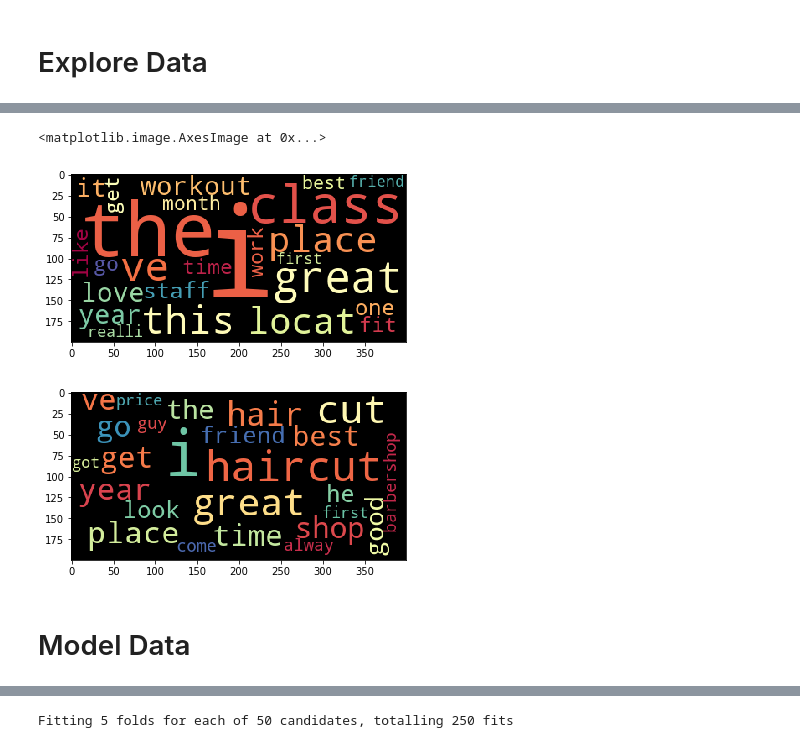
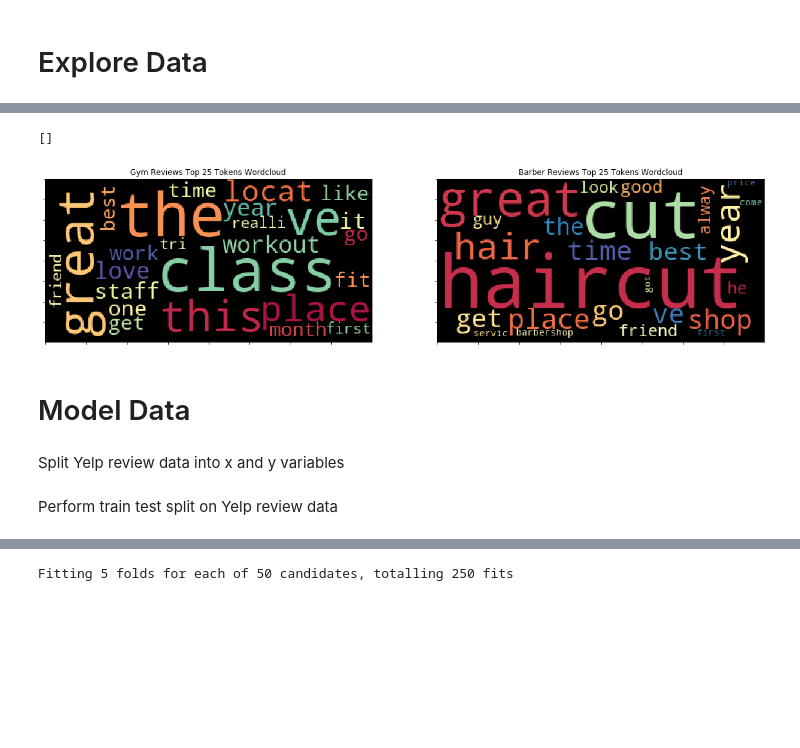
Before and after one commit to blantj/yelp_nlp, a Jupyter notebook: Modeling.ipynb, the cells around one changed output, grey strips where cells are left out. Saved outputs shown, nothing was run; the diff lists cells and outputs as text; code cells hidden in the pictures; blank space fills up the shorter version.

```diff
--- a/Modeling.ipynb
+++ b/Modeling.ipynb
@@ -56,6 +72,6 @@ for review in barber_reviews:
 # %%
 stop_words = stopwords.words('english')
-stop_words.extend(['.','i',",",'!','s','gym','barber','barbers', '...',"'s","n't",'(',')',"'m",'ve','i'])
+stop_words.extend(['.','i',",",'!','s','gym','barber','barbers', '...',"'s","n't",'(',')',"'m",'ve','I'])
 filtered_gym_tokens = []
 for word in gym_tokens:
     if word not in stop_words:
@@ -108,20 +120,28 @@ ax2.set_xticklabels(labels=barber_freq_words, rotation=90)
 # %%
 gym_freq_zipped = dict(zip(gym_freq_words, gym_freq_counts))
 barber_freq_zipped = dict(zip(barber_freq_words, barber_freq_counts))
 gym_wordcloud = WordCloud(colormap='Spectral').generate_from_frequencies(gym_freq_zipped)
 barber_wordcloud = WordCloud(colormap='Spectral').generate_from_frequencies(barber_freq_zipped)
-fig, ax = plt.subplots()
-ax.imshow(gym_wordcloud)
-fig2, ax2 = plt.subplots()
-ax2.imshow(barber_wordcloud)
+fig, ax = plt.subplots(nrows=1,ncols=2, figsize=(20,5))
+ax[0].imshow(gym_wordcloud)
+ax[0].set_title('Gym Reviews Top 25 Tokens Wordcloud')
+ax[0].set_xticklabels([])
+ax[0].set_yticklabels([])
+ax[1].imshow(barber_wordcloud)
+ax[1].set_title('Barber Reviews Top 25 Tokens Wordcloud')
+ax[1].set_xticklabels([])
+ax[1].set_yticklabels([])
 # %% [output]
-<matplotlib.image.AxesImage at 0x...>
+[]
-[figure, old version]
+[figure, new version]
-[figure, removed]
 # %% [markdown]
 # Model Data
+# %% [markdown]
+Split Yelp review data into x and y variables
 # %%
 x = df['Review'].values
 y = df['Class'].values
+# %% [markdown]
+Perform train test split on Yelp review data
 # %%
 x_train, x_test, y_train, y_test = train_test_split(x, y, random_state=11, train_size = .2)
```
Also changed, not shown: parts of 31 cells of this notebook, 1 other file.
